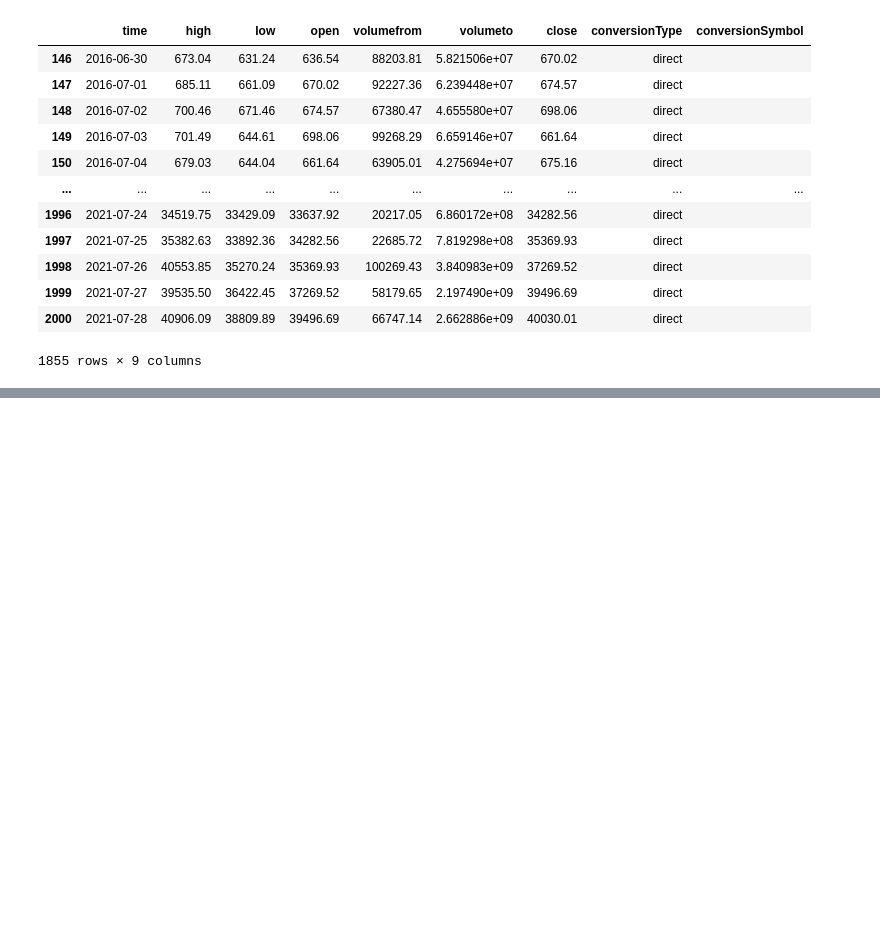
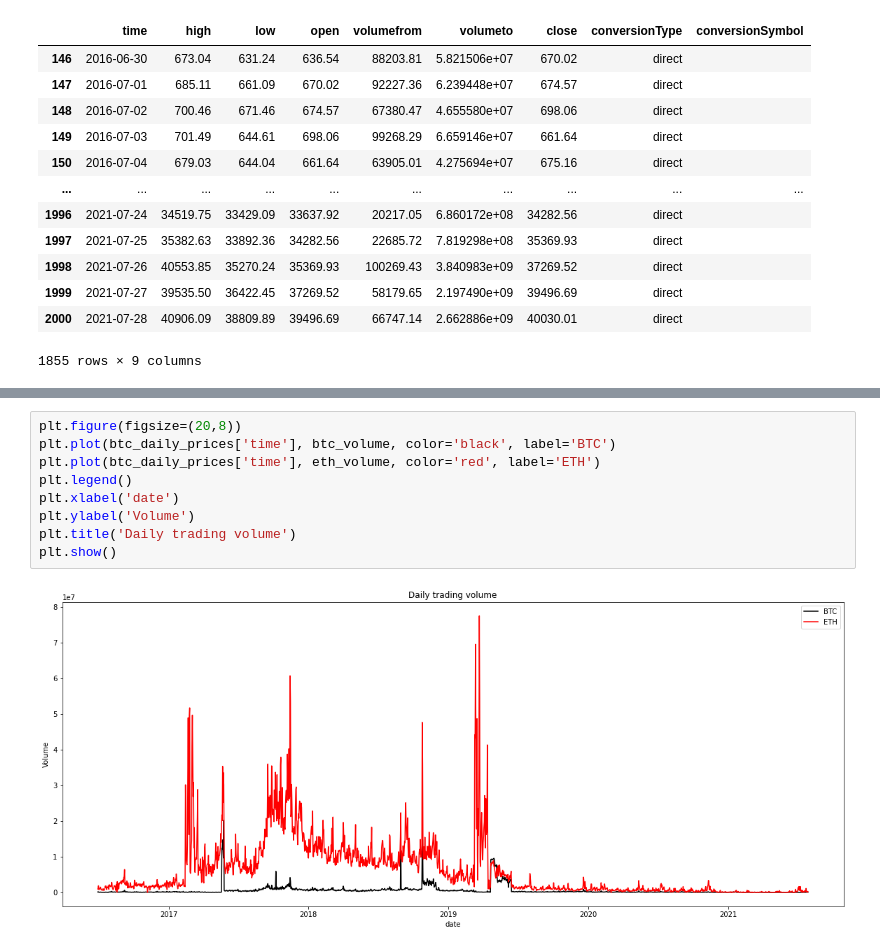
Before and after one commit to riccardofradiani/ML4F-Crypto-prediction-from-exchange-flows, a Jupyter notebook: data_exploration.ipynb, the cells around one changed output, grey strips where cells are left out. Drawn from its saved outputs; the diff is of its cells as text; blank space fills up the shorter version.

```diff
--- a/data_exploration.ipynb
+++ b/data_exploration.ipynb
@@ -114,0 +154,11 @@ btc_daily_prices
+# %%
+plt.figure(figsize=(20,8))
+plt.plot(btc_daily_prices['time'], btc_volume, color='black', label='BTC')
+plt.plot(btc_daily_prices['time'], eth_volume, color='red', label='ETH')
+plt.legend()
+plt.xlabel('date')
+plt.ylabel('Volume')
+plt.title('Daily trading volume')
+plt.show()
+# %% [output]
+[figure, added]
```
Also changed, not shown: parts of 18 cells of this notebook, 1 other file.
